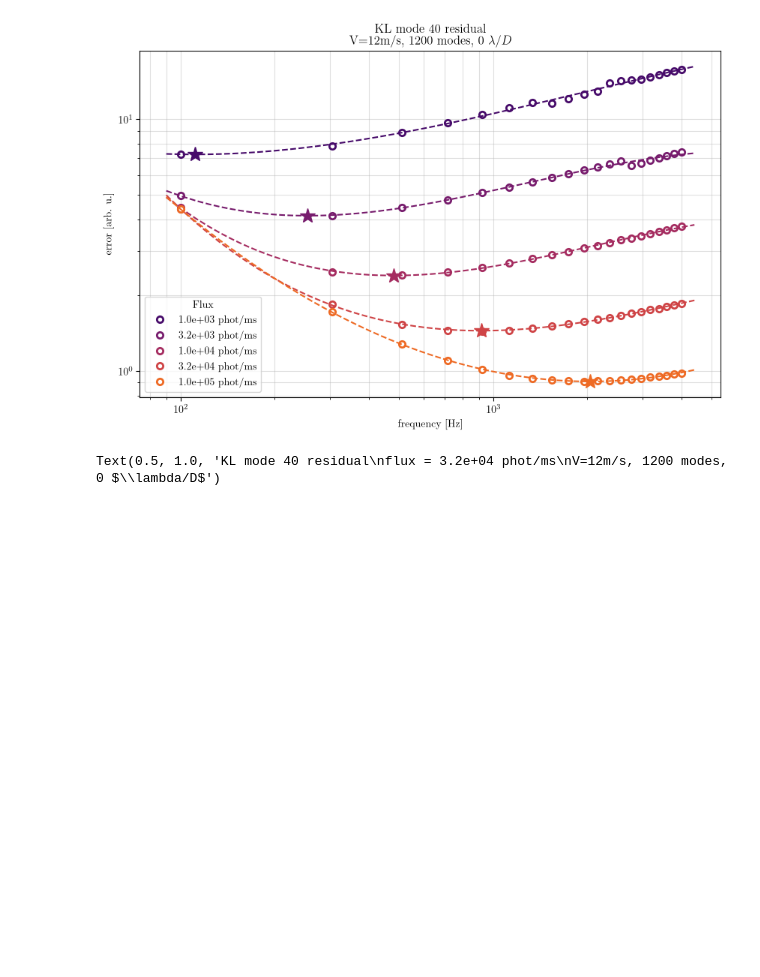
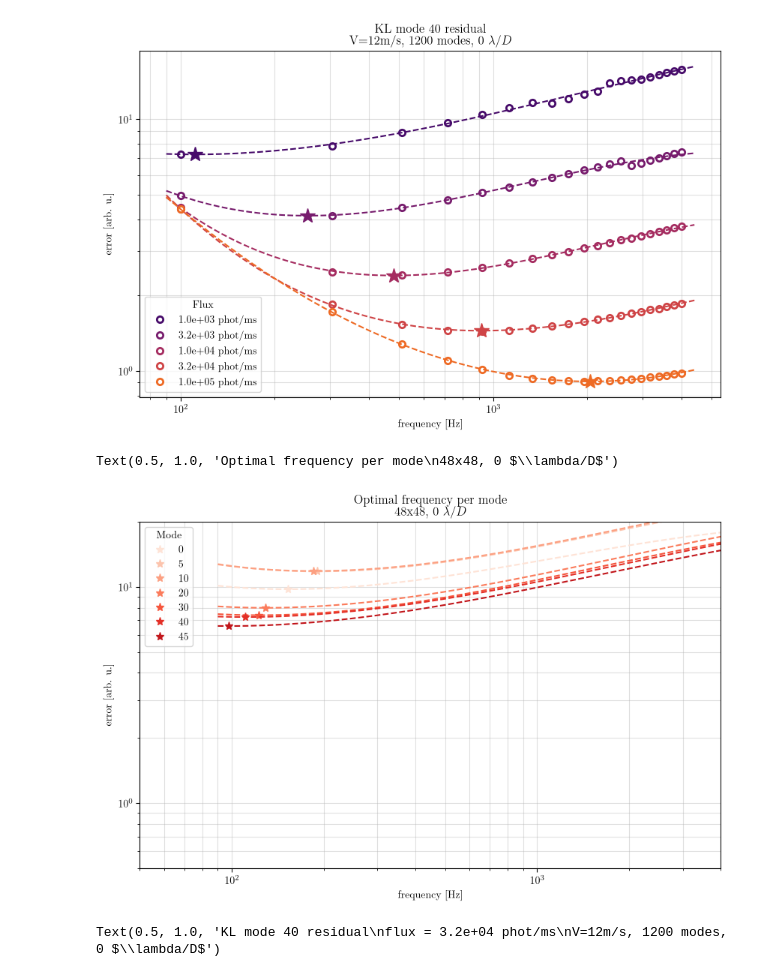
Before and after one commit to Menessao/SPECULA, a Jupyter notebook: config/RISTRETTO/errorBudgetPlots.ipynb, the cells around one changed output. Cells and saved outputs as stored; diff of their text form; code cells hidden in the pictures; blank space fills up the shorter version.

Commit message:
Added main_error_budget

```diff
--- a/config/RISTRETTO/errorBudgetPlots.ipynb
+++ b/config/RISTRETTO/errorBudgetPlots.ipynb
@@ -610,9 +611,11 @@ plt.rcParams['axes.prop_cycle'] = cycler(color=colors) # 3. Apply it to the defa
 
 ff = np.linspace(np.min(freqs)*0.9,np.max(freqs)*1.1,400)
 
+mode_idx = 1
+
 plt.figure(figsize=(10,6))
 for i,flux in enumerate(fluxes):
-    y = resfs_ao[0,i,:,0]
+    y = resfs[i,:,0,mode_idx]
     p = np.polyfit(np.log(freqs),np.log(y),deg=3)
     plt.loglog(freqs,y,'o',c=f'C{i+1}',markersize=6,markerfacecolor='white',
             markeredgewidth=2, label=f'{flux*1e-3:1.1e} phot/ms')
@@ -621,7 +624,7 @@ for i,flux in enumerate(fluxes):
     plt.loglog(fmin,np.exp(np.polyval(p,np.log(fmin))),'*',c=f'C{i+1}',markersize=15, label='')
 plt.legend(loc='best',title='Flux')
 # for i,flux in enumerate(fluxes):
-#     y = resfs[0,i,:,3]
+#     y = resfs[i,:,3]
 #     p = np.polyfit(np.log(freqs),np.log(y),deg=3)
 #     plt.loglog(freqs,y,'^',c=f'C{i+1}',markersize=6,markerfacecolor='white',
 #             markeredgewidth=2, label=f'{flux*1e-3:1.1e} phot/ms')
@@ -641,3 +673,30 @@ Text(0.5, 1.0, 'KL mode 40 residual\nV=12m/s, 1200 modes, 0 $\\lambda/D$')
+# %%
+cmap = mpl.colormaps['Reds'] # 1. Choose your colormap (e.g., 'hot', 'jet', 'turbo')
+colors = cmap(np.linspace(0.0, 1.0, 10)) # 2. Extract a set of colors from it (e.g., 6 distinct colors across the map)
+plt.rcParams['axes.prop_cycle'] = cycler(color=colors) # 3. Apply it to the default line cycle
+
+flux_id = 0
+n_subap_id = 0
+
+mode_ids = np.array([0,5,10,20,30,40,45])
+
+plt.figure(figsize=(10,6))
+for i,mode in enumerate(mode_ids):
+    y = resfs_ao[0,flux_id,:,n_subap_id,mode]
+    p = np.polyfit(np.log(freqs),np.log(y),deg=3)
+    fmin = np.exp((np.sqrt(4*p[1]**2-12*p[0]*p[2])-2*p[1])/(6*p[0]))
+    plt.loglog(ff,np.exp(np.polyval(p,np.log(ff))),'--',c=f'C{i+1}', label='')
+    plt.loglog(fmin,np.exp(np.polyval(p,np.log(fmin))),'*',markersize=8,label=f'{mode}',c=f'C{i+1}')#, label=f'{fluxes[flux_id]/1e+3:1.1e}' )
+plt.legend(loc='best',title='Mode')
+plt.grid(which='both',alpha=0.4)
+plt.xlabel('frequency [Hz]')
+plt.ylabel('error [arb. u.]')
+plt.ylim([0.5,20])
+plt.xlim([50,4000])
+plt.title(f'Optimal frequency per mode\n{n_subaps[n_subap_id]}x{n_subaps[n_subap_id]}, {rMod} '+r'$\lambda/D$') #{fluxes[flux_id]/1e+3:1.1e} phot/ms,
+# %% [output]
+Text(0.5, 1.0, 'Optimal frequency per mode\n48x48, 0 $\\lambda/D$')
+[figure, added]
 # %%
 cmap = mpl.colormaps['hot'] # 1. Choose your colormap (e.g., 'hot', 'jet', 'turbo')
 colors = cmap(np.linspace(0.0, 0.9, 6)) # 2. Extract a set of colors from it (e.g., 6 distinct colors across the map)
```
Also changed, not shown: parts of 3 cells of this notebook, 4 other files.
